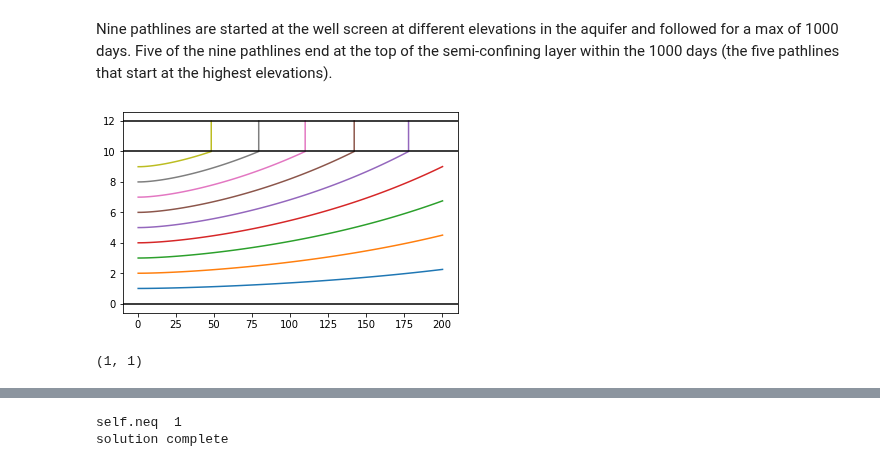
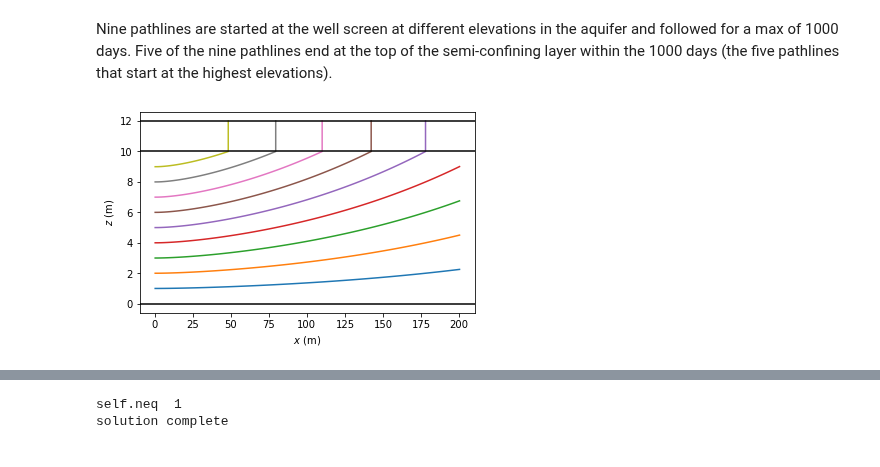
Before and after one commit to mbakker7/ttim, a Jupyter notebook: notebooks/pathline_trace.ipynb, the cells around one changed output, grey strips where cells are left out. Drawn from its saved outputs; the diff is of its cells as text; code cells hidden in the pictures.

```diff
--- a/notebooks/pathline_trace.ipynb
+++ b/notebooks/pathline_trace.ipynb
@@ -240,6 +117,6 @@ The other keyword arguments are `nstepmax=100`, `silent=False`, and `corrections
 Consider a well in a confined aquifer. The well starts pumping with discharge $Q$ at time $t=0$ and starts injection with discharge $Q$ at time $t=10$ d. The well is located at the origin of the coordinate system.
 # %%
-ml = tt.ModelMaq(kaq=[k], z=[H, 0], Saq=[Ss], tmin=0.001, tmax=1000, M=10)
+ml = tt.ModelMaq(kaq=[k], z=[H, 0], Saq=[Ss], tmin=tmin, tmax=1000, M=10)
 w = tt.Well(ml, xw=0, yw=0, tsandQ=[(0, Q), (10, -Q)], rw=rw)
 ml.solve()
 # %% [output]
@@ -250,6 +127,6 @@ A pathline is started at $(x,y,z)=(10, 10, 5)$ and followed for 20 days. The `ts
 # %%
 trace = tt.timtrace(ml, xstart=10, ystart=10, zstart=0.5 * H, tstartend=[0, 10, 20],
-                    tstartoffset=0.001, tstep=1, hstepmax=2)
+                    tstartoffset=tmin, tstep=1, hstepmax=2)
 # %% [output]
 reached maximum time tmax
 reached maximum time tmax
@@ -292,10 +169,11 @@ npor = 0.3 # porosity of both aquifers, -
 Q = 1000 # discharge of well in aquifer 1, m^3/d
 xw = 0 # x-location of well
 yw = 0 # y-location of well
-rw = 0.3 # radius of well
+rw = 0.3 # radius of well, m
+tmin = 0.001 # first time of simulation after change in bc, d
 # %%
 ml = tt.ModelMaq(kaq=[k], z=[H + Hstar, H, 0], c=[c], Saq=Ss,
-                 topboundary='semi', tmin=0.001, tmax=1000, M=10)
+                 topboundary='semi', tmin=tmin, tmax=1000, M=10)
 w = tt.Well(ml, xw=0, yw=0, tsandQ=[(0, -Q)], layers=0, rw=0.3)
 ml.solve()
 # %% [output]
@@ -306,17 +184,15 @@ Nine pathlines are started at the well screen at different elevations in the aqu
 # %%
 plt.subplot(111, aspect=10)
 zstart = np.arange(1.0, 10, 1)
 for zs in zstart:
     trace = tt.timtrace(ml, xstart=rw, ystart=0, zstart=zs,
-                        tstartend=[0, 1000], tstartoffset=0.01, tstep=100,
+                        tstartend=[0, 1000], tstartoffset=tmin, tstep=100,
                         nstepmax=100, hstepmax=2, silent=True)
     xyzt = trace['xyzt']
     plt.plot(xyzt[:, 0], xyzt[:, 2])
 for y in [0, H, H + Hstar]:
     plt.axhline(y, color='k')
+plt.xlabel('$x$ (m)')
+plt.ylabel('$z$ (m)');
 # %% [output]
-[figure, old version]
+[figure, new version]
-# %%
-ml.head(5, 5, 5, layers=0).shape
-# %% [output]
-(1, 1)
```
Also changed, not shown: parts of 80 cells of this notebook.
